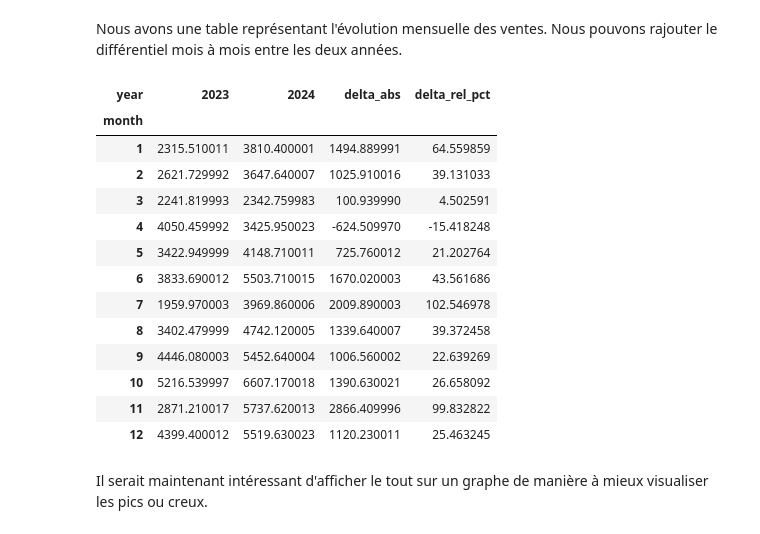
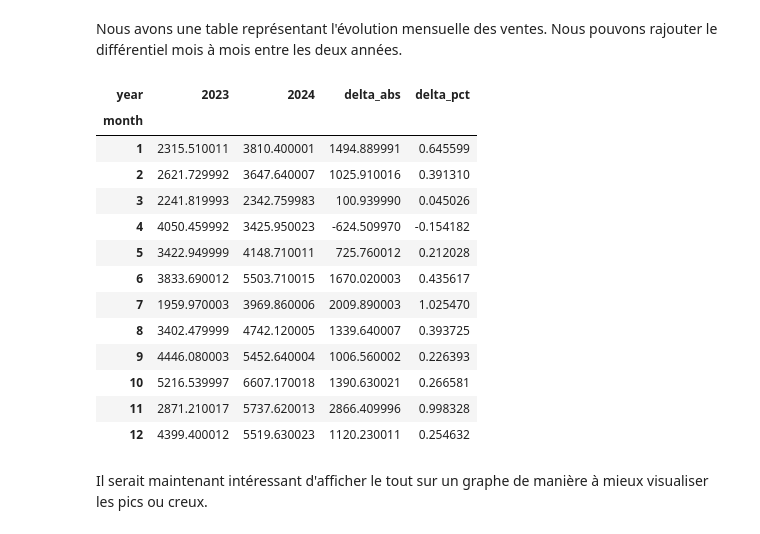
Before and after one commit to Ju3465/Analyse-e-commerce-2023-vs-2024-thelook_ecommerce, a Jupyter notebook: notebooks/eda_thelook_fr_women_2023_2024.ipynb, the cells around one changed output. Cells and saved outputs as stored; diff of their text form; code cells hidden in the pictures.

```diff
--- a/notebooks/eda_thelook_fr_women_2023_2024.ipynb
+++ b/notebooks/eda_thelook_fr_women_2023_2024.ipynb
@@ -72,7 +72,12 @@ Les date sont au format objet, ce qui n'est pas très pratique pour trier notre
 Nous allons commencer par parser les dates.
 # %%
 # Colonnes de date
-col_dates = ["item_created_at", "order_created_at", "shipped_at", "delivered_at"]
+col_dates = [
+    "item_created_at",
+    "order_created_at",
+    "shipped_at",
+    "delivered_at"
+]
 
 # Formatage de la date
 for c in col_dates:
@@ -103,7 +108,16 @@ Colonne city : 547
  Changeons le type des autres colonnes catégorielles :
 # %%
 # Colonnes catégorielles
-cat_list = ["item_status", "category", "department", "order_status", "gender", "country", "state", "city"]
+cat_list = [
+    "item_status",
+    "category",
+    "department",
+    "order_status",
+    "gender",
+    "country",
+    "state",
+    "city"
+]
 
 # Changement des type object en category pour les variables catégorielles
 df[cat_list] = df[cat_list].astype('category')
@@ -463,7 +477,11 @@ Name: sale_price, dtype: float64
 Tout d'abord on remarque rapidement que ce chiffre d'affaires brut a significativement augmenté en 2024 par rapport à 2023. Regardons à présent le détail mois par mois.
 # %%
 # Création du dataframe regroupant les ventes par mois et années
-monthly_ca = (df.groupby(["year", "month"])["sale_price"].sum().reset_index())
+monthly_ca = (
+    df.groupby(["year", "month"])["sale_price"]
+    .sum()
+    .reset_index()
+)
 
 # Basculement du dataframe regroupant les ventes par mois et années
 monthly_ca_pivot = monthly_ca.pivot(
@@ -491,26 +509,33 @@ monthly_ca_pivot
 Nous avons une table représentant l'évolution mensuelle des ventes. Nous pouvons rajouter le différentiel mois à mois entre les deux années.
 # %%
 # Ajout de la variation absolue de chiffre d'affaires mois à mois
-monthly_ca_pivot["delta_abs"] = (monthly_ca_pivot[2024] - monthly_ca_pivot[2023])
+monthly_ca_pivot["delta_abs"] = (
+    monthly_ca_pivot[2024]
+    - monthly_ca_pivot[2023]
+)
 
 # Ajout de la variation relative de chiffre d'affaires mois à mois
-monthly_ca_pivot["delta_rel_pct"] = (monthly_ca_pivot["delta_abs"] / monthly_ca_pivot[2023]) * 100
+monthly_ca_pivot["delta_pct"] = (
+    (monthly_ca_pivot[2024] - monthly_ca_pivot[2023])
+    / monthly_ca_pivot[2023]
+)
+
 monthly_ca_pivot
 # %% [output]
-| year | 2023 | 2024 | delta_abs | delta_rel_pct |
+| year | 2023 | 2024 | delta_abs | delta_pct |
 | month |  |  |  |  |
-| 1 | 2315.510011 | 3810.400001 | 1494.889991 | 64.559859 |
-| 2 | 2621.729992 | 3647.640007 | 1025.910016 | 39.131033 |
-| 3 | 2241.819993 | 2342.759983 | 100.939990 | 4.502591 |
-| 4 | 4050.459992 | 3425.950023 | -624.509970 | -15.418248 |
-| 5 | 3422.949999 | 4148.710011 | 725.760012 | 21.202764 |
-| 6 | 3833.690012 | 5503.710015 | 1670.020003 | 43.561686 |
-| 7 | 1959.970003 | 3969.860006 | 2009.890003 | 102.546978 |
-| 8 | 3402.479999 | 4742.120005 | 1339.640007 | 39.372458 |
-| 9 | 4446.080003 | 5452.640004 | 1006.560002 | 22.639269 |
-| 10 | 5216.539997 | 6607.170018 | 1390.630021 | 26.658092 |
-| 11 | 2871.210017 | 5737.620013 | 2866.409996 | 99.832822 |
-| 12 | 4399.400012 | 5519.630023 | 1120.230011 | 25.463245 |
+| 1 | 2315.510011 | 3810.400001 | 1494.889991 | 0.645599 |
+| 2 | 2621.729992 | 3647.640007 | 1025.910016 | 0.391310 |
+| 3 | 2241.819993 | 2342.759983 | 100.939990 | 0.045026 |
+| 4 | 4050.459992 | 3425.950023 | -624.509970 | -0.154182 |
+| 5 | 3422.949999 | 4148.710011 | 725.760012 | 0.212028 |
+| 6 | 3833.690012 | 5503.710015 | 1670.020003 | 0.435617 |
+| 7 | 1959.970003 | 3969.860006 | 2009.890003 | 1.025470 |
+| 8 | 3402.479999 | 4742.120005 | 1339.640007 | 0.393725 |
+| 9 | 4446.080003 | 5452.640004 | 1006.560002 | 0.226393 |
+| 10 | 5216.539997 | 6607.170018 | 1390.630021 | 0.266581 |
+| 11 | 2871.210017 | 5737.620013 | 2866.409996 | 0.998328 |
+| 12 | 4399.400012 | 5519.630023 | 1120.230011 | 0.254632 |
 # %% [markdown]
 Il serait maintenant intéressant d'afficher le tout sur un graphe de manière à mieux visualiser les pics ou creux.
 # %%
```
Also changed, not shown: parts of 4 cells of this notebook, 2 other files.
